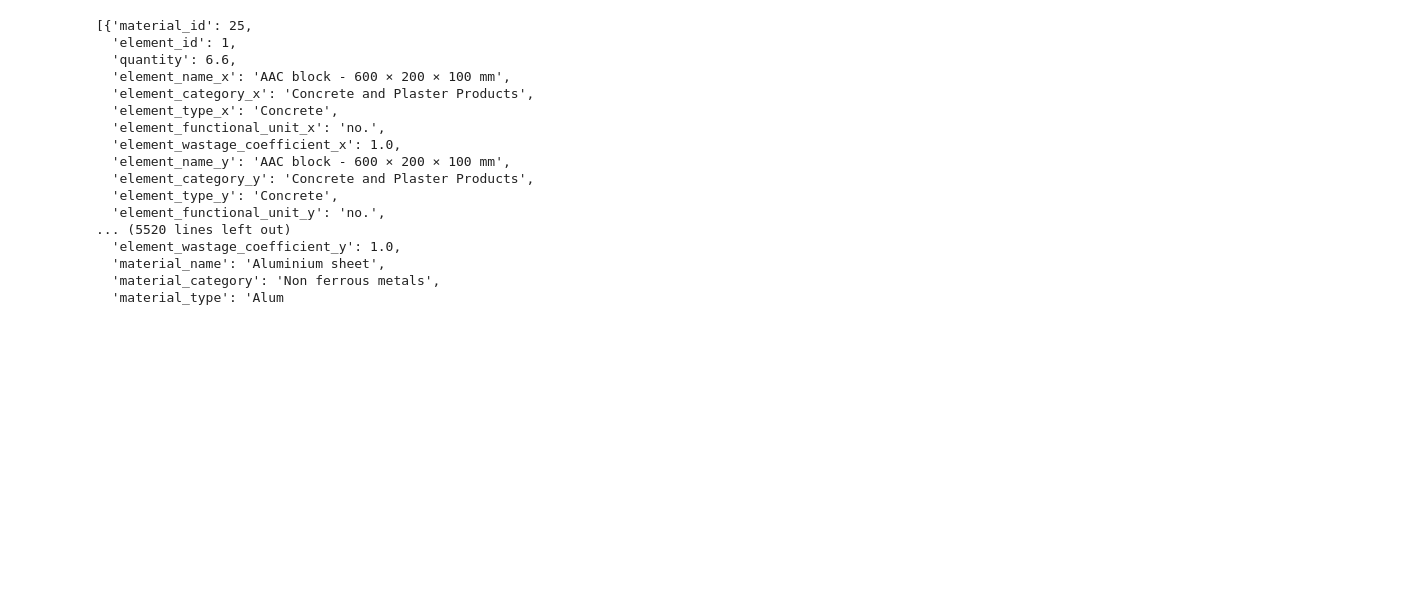
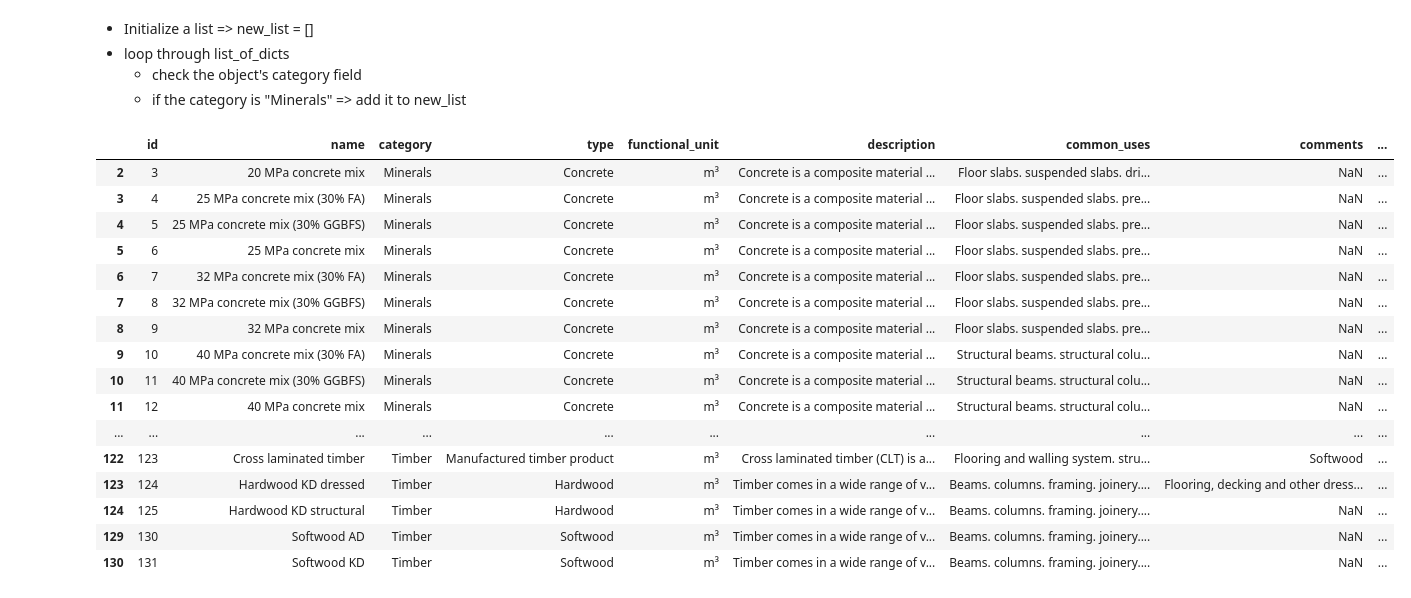
Before and after one commit to gildasmulders/PythonMeetings, a Jupyter notebook: code/src/lists_dicts.ipynb, the cells around one changed output. Drawn from its saved outputs; the diff is of its cells as text; code cells hidden in the pictures; blank space fills up the shorter version.

Commit message:
added data

```diff
--- a/code/src/lists_dicts.ipynb
+++ b/code/src/lists_dicts.ipynb
@@ -1,24 +1,10 @@
 # %%
 import pandas as pd
 # %%
-df = pd.read_csv("../data/elements_with_bd.csv", sep=";")
+df = pd.read_csv("../data/materials.csv", sep=";")
 list_of_dicts = df.to_dict(orient="records")
-list_of_dicts
-# %% [output]
-[{'material_id': 25,
-  'element_id': 1,
-  'quantity': 6.6,
-  'element_name_x': 'AAC block - 600 × 200 × 100 mm',
-  'element_category_x': 'Concrete and Plaster Products',
-  'element_type_x': 'Concrete',
-  'element_functional_unit_x': 'no.',
-  'element_wastage_coefficient_x': 1.0,
-  'element_name_y': 'AAC block - 600 × 200 × 100 mm',
-  'element_category_y': 'Concrete and Plaster Products',
-  'element_type_y': 'Concrete',
-  'element_functional_unit_y': 'no.',
-... (5520 lines left out)
-  'element_wastage_coefficient_y': 1.0,
-  'material_name': 'Aluminium sheet',
-  'material_category': 'Non ferrous metals',
-  'material_type': 'Alum
+# %% [markdown]
+- Initialize a list  => new_list = []
+- loop through list_of_dicts
+    - check the object's category field
+    - if the category is "Minerals" => add it to new_list
@@ -24,0 +18,21 @@ list_of_dicts
+# %%
+# get_by_key("category", "Minerals")
+df[df["embodied_energy"] > 2.2]
+# %% [output]
+|  | id | name | category | type | functional_unit | description | common_uses | comments | ... |
+| 2 | 3 | 20 MPa concrete mix | Minerals | Concrete | m³ | Concrete is a composite material ... | Floor slabs. suspended slabs. dri... | NaN | ... |
+| 3 | 4 | 25 MPa concrete mix (30% FA) | Minerals | Concrete | m³ | Concrete is a composite material ... | Floor slabs. suspended slabs. pre... | NaN | ... |
+| 4 | 5 | 25 MPa concrete mix (30% GGBFS) | Minerals | Concrete | m³ | Concrete is a composite material ... | Floor slabs. suspended slabs. pre... | NaN | ... |
+| 5 | 6 | 25 MPa concrete mix | Minerals | Concrete | m³ | Concrete is a composite material ... | Floor slabs. suspended slabs. pre... | NaN | ... |
+| 6 | 7 | 32 MPa concrete mix (30% FA) | Minerals | Concrete | m³ | Concrete is a composite material ... | Floor slabs. suspended slabs. pre... | NaN | ... |
+| 7 | 8 | 32 MPa concrete mix (30% GGBFS) | Minerals | Concrete | m³ | Concrete is a composite material ... | Floor slabs. suspended slabs. pre... | NaN | ... |
+| 8 | 9 | 32 MPa concrete mix | Minerals | Concrete | m³ | Concrete is a composite material ... | Floor slabs. suspended slabs. pre... | NaN | ... |
+| 9 | 10 | 40 MPa concrete mix (30% FA) | Minerals | Concrete | m³ | Concrete is a composite material ... | Structural beams. structural colu... | NaN | ... |
+| 10 | 11 | 40 MPa concrete mix (30% GGBFS) | Minerals | Concrete | m³ | Concrete is a composite material ... | Structural beams. structural colu... | NaN | ... |
+| 11 | 12 | 40 MPa concrete mix | Minerals | Concrete | m³ | Concrete is a composite material ... | Structural beams. structural colu... | NaN | ... |
+| ... | ... | ... | ... | ... | ... | ... | ... | ... | ... |
+| 122 | 123 | Cross laminated timber | Timber | Manufactured timber product | m³ | Cross laminated timber (CLT) is a... | Flooring and walling system. stru... | Softwood | ... |
+| 123 | 124 | Hardwood KD dressed | Timber | Hardwood | m³ | Timber comes in a wide range of v... | Beams. columns. framing. joinery.... | Flooring, decking and other dress... | ... |
+| 124 | 125 | Hardwood KD structural | Timber | Hardwood | m³ | Timber comes in a wide range of v... | Beams. columns. framing. joinery.... | NaN | ... |
+| 129 | 130 | Softwood AD | Timber | Softwood | m³ | Timber comes in a wide range of v... | Beams. columns. framing. joinery.... | NaN | ... |
+| 130 | 131 | Softwood KD | Timber | Softwood | m³ | Timber comes in a wide range of v... | Beams. columns. framing. joinery.... | NaN | ... |
```
Also changed, not shown: parts of 3 cells of this notebook, 3 other files.
